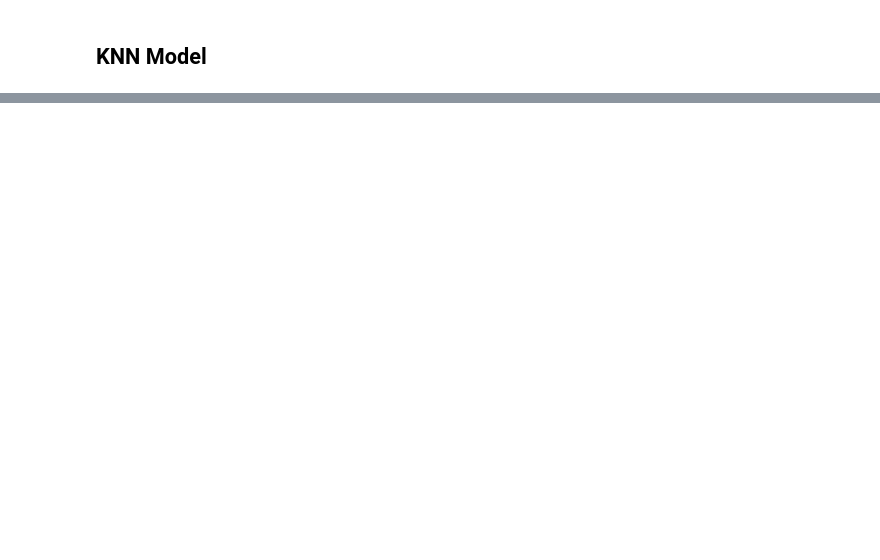
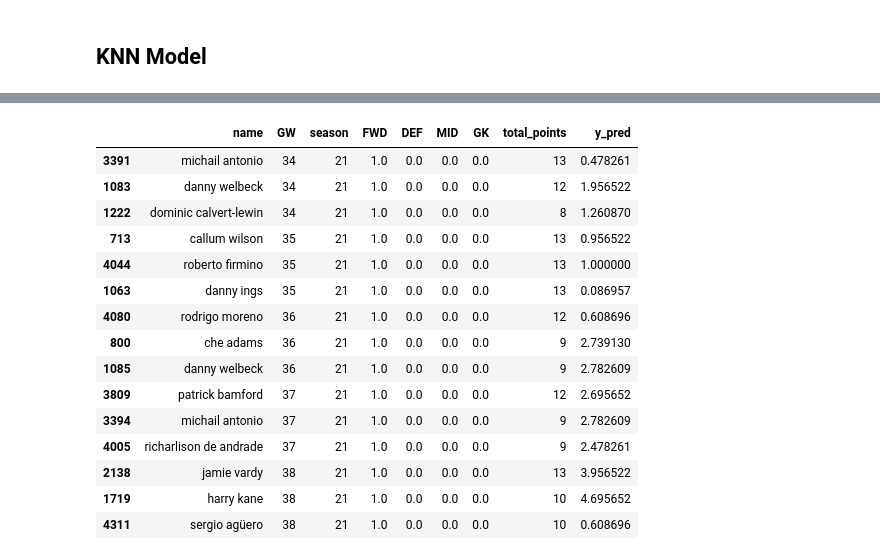
Before and after one commit to 1kruidenp/fflpred, a Jupyter notebook: notebooks/Thal's final.ipynb, the cells around one changed output, grey strips where cells are left out. Cells and saved outputs as stored; diff of their text form; code cells hidden in the pictures; blank space fills up the shorter version.

```diff
--- a/notebooks/Thal's final.ipynb
+++ b/notebooks/Thal's final.ipynb
@@ -292,0 +420,42 @@ knn_regressor.kneighbors(X=X_test_final, n_neighbors=23, return_distance=True)
+# %%
+# FWD : top actual and predicted for 3 players
+
+def_test_fwd = test_pred_df[test_pred_df.FWD == 1]
+GW_list=[35,36,37,38]
+
+# top predict
+
+top_predicted_fwd = def_test_fwd[def_test_fwd['GW']==34].sort_values(by='y_pred',ascending=False).head(3)
+
+for GW in GW_list:
+    df2 = def_test_fwd[def_test_fwd['GW']==GW].sort_values(by='y_pred',ascending=False).head(3)
+    top_predicted_fwd=pd.concat([top_predicted_fwd,df2])
+
+top_predicted_fwd
+
+# top actual
+
+top_actual_fwd = def_test_fwd[def_test_fwd['GW']==34].sort_values(by='total_points',ascending=False).head(3)
+
+for GW in GW_list:
+    df22 = def_test_fwd[def_test_fwd['GW']==GW].sort_values(by='total_points',ascending=False).head(3)
+    top_actual_fwd=pd.concat([top_actual_fwd,df22])
+
+top_actual_fwd
+# %% [output]
+|  | name | GW | season | FWD | DEF | MID | GK | total_points | y_pred |
+| 3391 | michail antonio | 34 | 21 | 1.0 | 0.0 | 0.0 | 0.0 | 13 | 0.478261 |
+| 1083 | danny welbeck | 34 | 21 | 1.0 | 0.0 | 0.0 | 0.0 | 12 | 1.956522 |
+| 1222 | dominic calvert-lewin | 34 | 21 | 1.0 | 0.0 | 0.0 | 0.0 | 8 | 1.260870 |
+| 713 | callum wilson | 35 | 21 | 1.0 | 0.0 | 0.0 | 0.0 | 13 | 0.956522 |
+| 4044 | roberto firmino | 35 | 21 | 1.0 | 0.0 | 0.0 | 0.0 | 13 | 1.000000 |
+| 1063 | danny ings | 35 | 21 | 1.0 | 0.0 | 0.0 | 0.0 | 13 | 0.086957 |
+| 4080 | rodrigo moreno | 36 | 21 | 1.0 | 0.0 | 0.0 | 0.0 | 12 | 0.608696 |
+| 800 | che adams | 36 | 21 | 1.0 | 0.0 | 0.0 | 0.0 | 9 | 2.739130 |
+| 1085 | danny welbeck | 36 | 21 | 1.0 | 0.0 | 0.0 | 0.0 | 9 | 2.782609 |
+| 3809 | patrick bamford | 37 | 21 | 1.0 | 0.0 | 0.0 | 0.0 | 12 | 2.695652 |
+| 3394 | michail antonio | 37 | 21 | 1.0 | 0.0 | 0.0 | 0.0 | 9 | 2.782609 |
+| 4005 | richarlison de andrade | 37 | 21 | 1.0 | 0.0 | 0.0 | 0.0 | 9 | 2.478261 |
+| 2138 | jamie vardy | 38 | 21 | 1.0 | 0.0 | 0.0 | 0.0 | 13 | 3.956522 |
+| 1719 | harry kane | 38 | 21 | 1.0 | 0.0 | 0.0 | 0.0 | 10 | 4.695652 |
+| 4311 | sergio agüero | 38 | 21 | 1.0 | 0.0 | 0.0 | 0.0 | 10 | 0.608696 |
```
Also changed, not shown: parts of 25 cells of this notebook.
